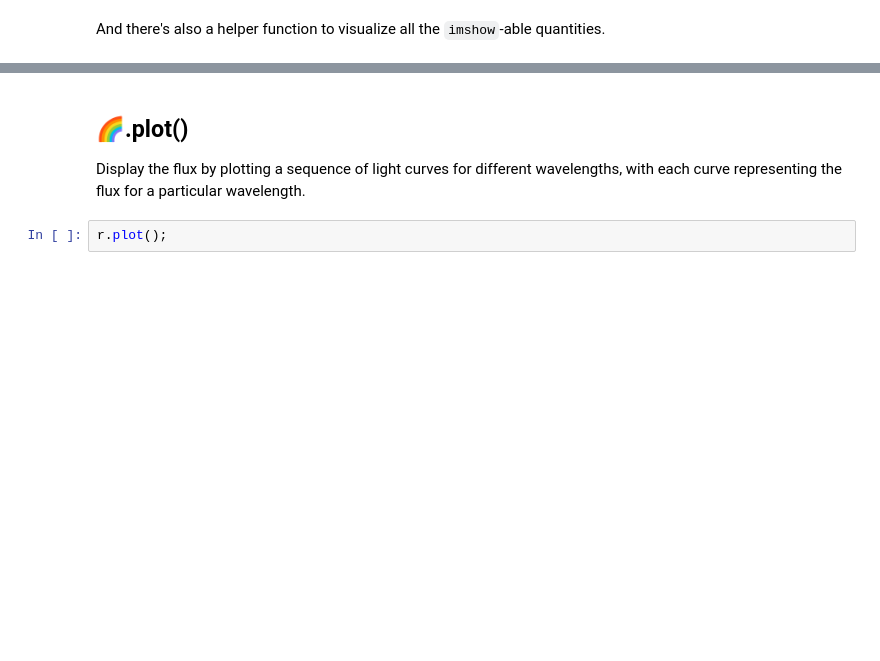
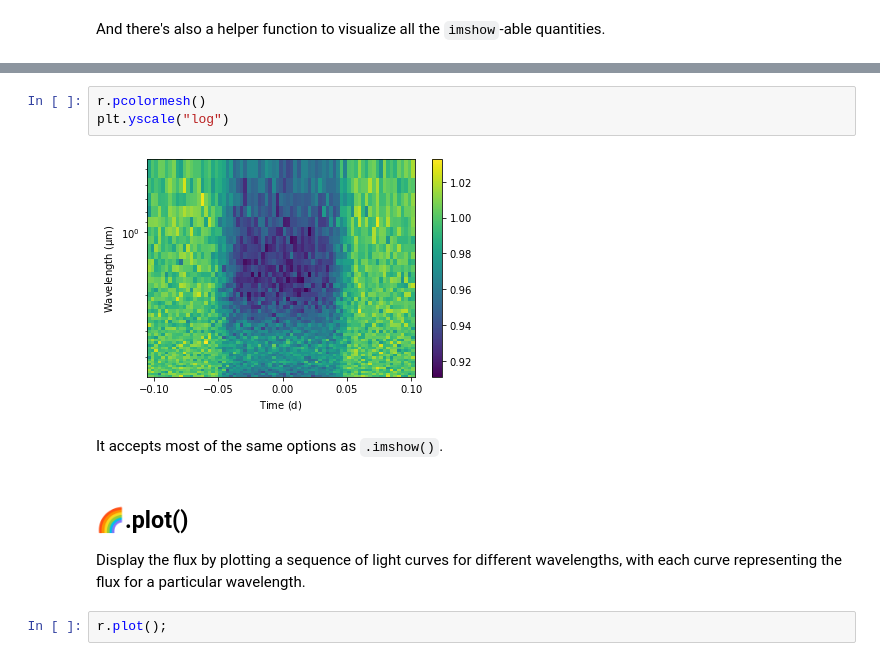
Before and after one commit to zkbt/chromatic, a Jupyter notebook: docs/visualizing.ipynb, the cells around one changed output, grey strips where cells are left out. Drawn from its saved outputs; the diff is of its cells as text; blank space fills up the shorter version.

```diff
--- a/docs/visualizing.ipynb
+++ b/docs/visualizing.ipynb
@@ -32,3 +48,10 @@ r.imshow_quantities()
+# %%
+r.pcolormesh()
+plt.yscale("log")
+# %% [output]
+[figure, added]
+# %% [markdown]
+It accepts most of the same options as `.imshow()`.
 # %% [markdown]
 ## 🌈.plot()
 
```
Also changed, not shown: parts of 7 cells of this notebook, 5 other files.
